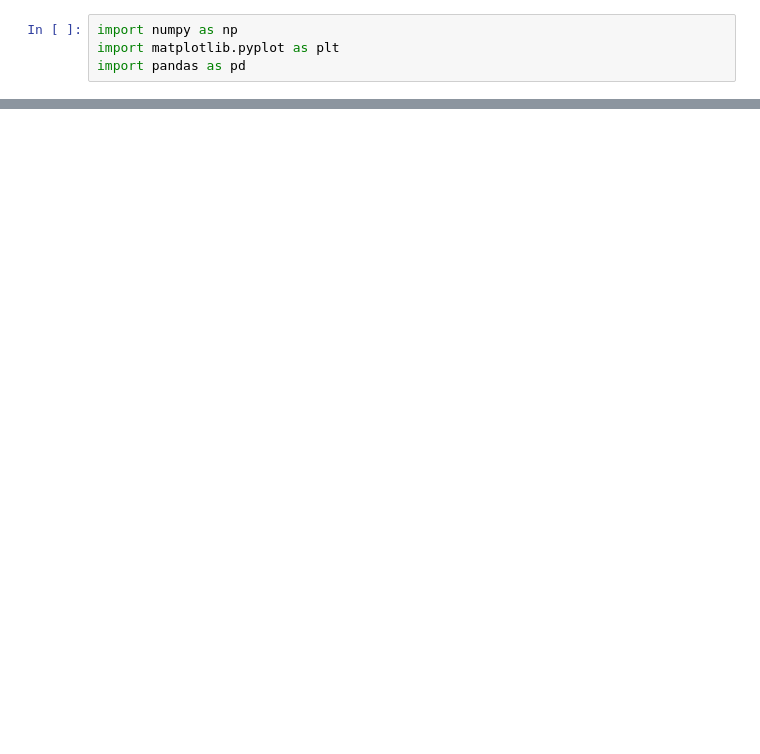
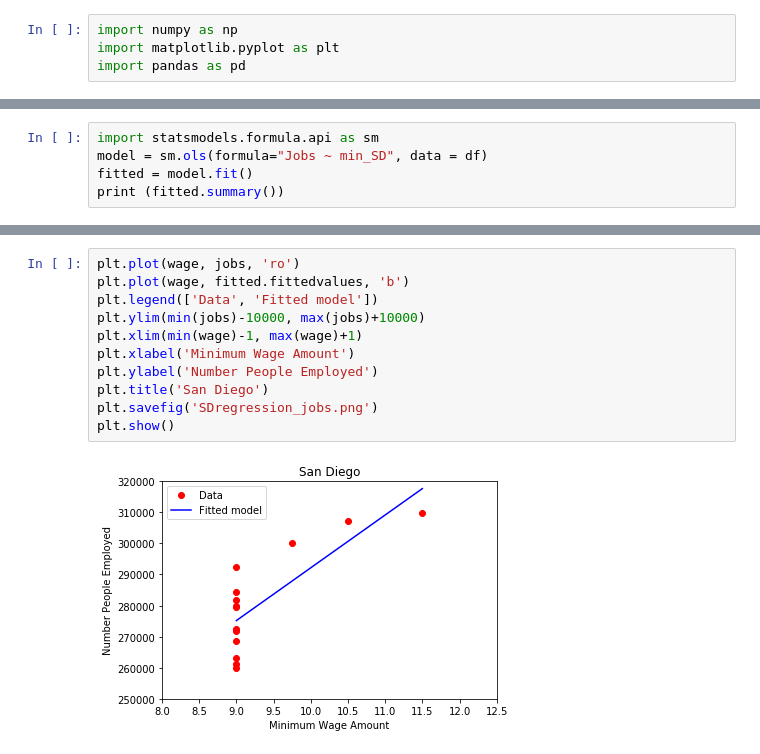
Before and after one commit to nalehc/Team_Four, a Jupyter notebook: graphs_jobs.ipynb, the cells around one changed output, grey strips where cells are left out. Saved outputs shown, nothing was run; the diff lists cells and outputs as text; blank space fills up the shorter version.

```diff
--- a/graphs_jobs.ipynb
+++ b/graphs_jobs.ipynb
@@ -74,0 +97,5 @@ plt.show()
+# %%
+import statsmodels.formula.api as sm
+model = sm.ols(formula="Jobs ~ min_SD", data = df)
+fitted = model.fit()
+print (fitted.summary())
@@ -74,0 +120,13 @@ plt.show()
+# %%
+plt.plot(wage, jobs, 'ro')
+plt.plot(wage, fitted.fittedvalues, 'b')
+plt.legend(['Data', 'Fitted model'])
+plt.ylim(min(jobs)-10000, max(jobs)+10000)
+plt.xlim(min(wage)-1, max(wage)+1)
+plt.xlabel('Minimum Wage Amount')
+plt.ylabel('Number People Employed')
+plt.title('San Diego')
+plt.savefig('SDregression_jobs.png')
+plt.show()
+# %% [output]
+[figure, added]
```
Also changed, not shown: parts of 6 cells of this notebook, 5 other files.
